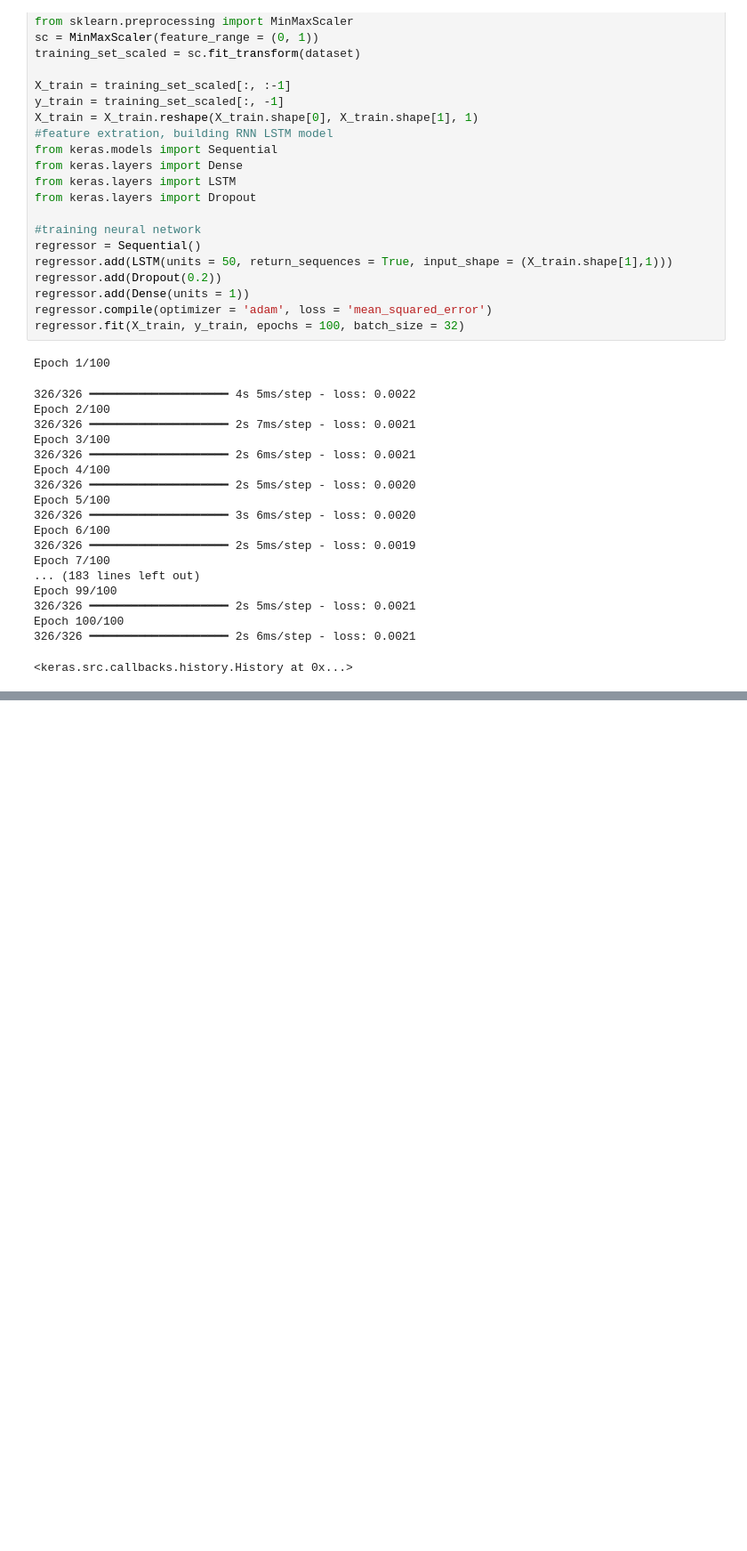
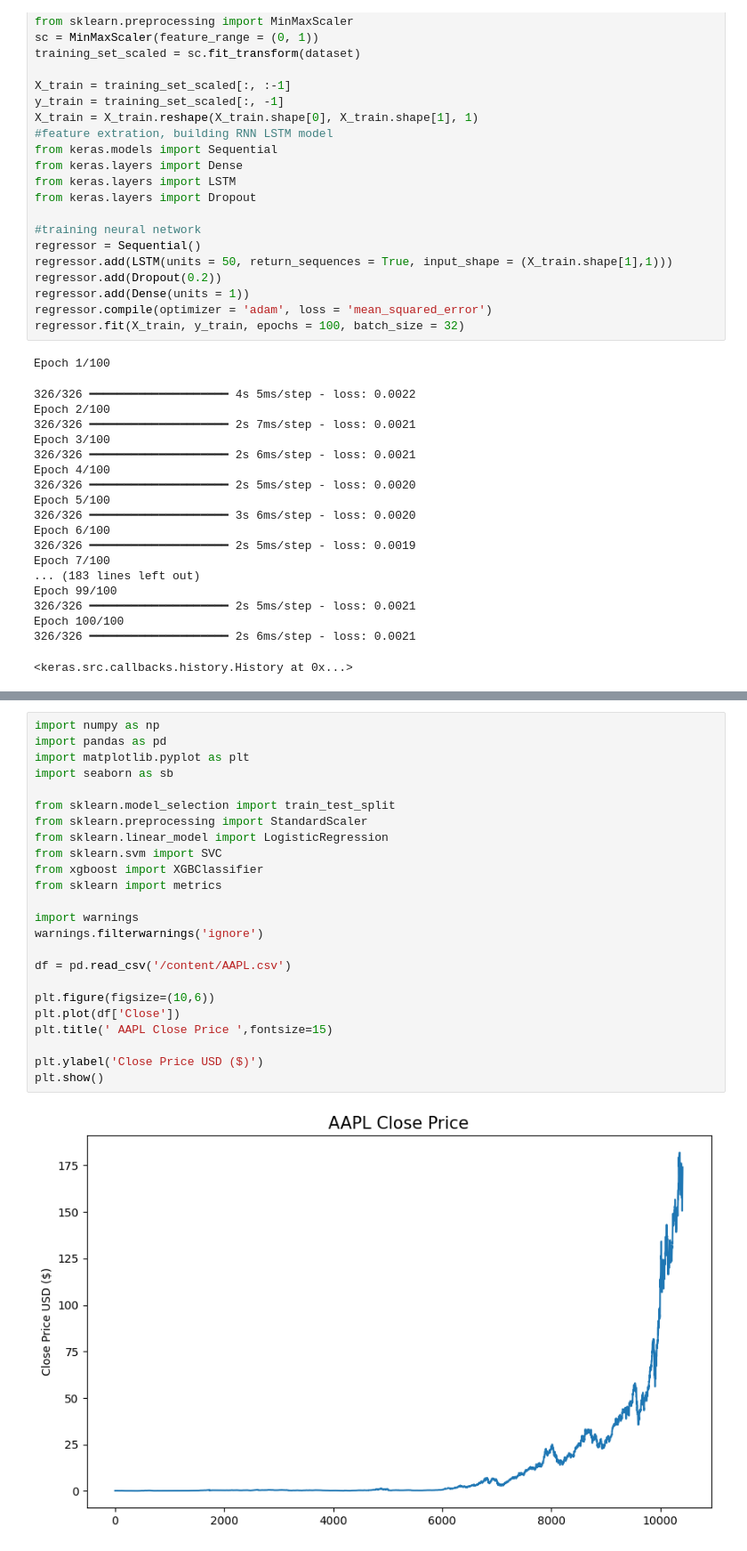
Before and after one commit to Vanshree005/FUTURE_ML_02, a Jupyter notebook: ML_2_task.ipynb, the cells around one changed output, grey strips where cells are left out. Shown at 89% size. Saved outputs shown, nothing was run; the diff lists cells and outputs as text; blank space fills up the shorter version.

```diff
--- a/ML_2_task.ipynb
+++ b/ML_2_task.ipynb
@@ -100 +104,27 @@ Date
 Name: Low, Length: 10409, dtype: float64
+# %%
+import numpy as np
+import pandas as pd
+import matplotlib.pyplot as plt
+import seaborn as sb
+
+from sklearn.model_selection import train_test_split
+from sklearn.preprocessing import StandardScaler
+from sklearn.linear_model import LogisticRegression
+from sklearn.svm import SVC
+from xgboost import XGBClassifier
+from sklearn import metrics
+
+import warnings
+warnings.filterwarnings('ignore')
+
+df = pd.read_csv('/content/AAPL.csv')
+
+plt.figure(figsize=(10,6))
+plt.plot(df['Close'])
+plt.title(' AAPL Close Price ',fontsize=15)
+
+plt.ylabel('Close Price USD ($)')
+plt.show()
+# %% [output]
+[figure, added]
```
Also changed, not shown: parts of 2 cells of this notebook.
